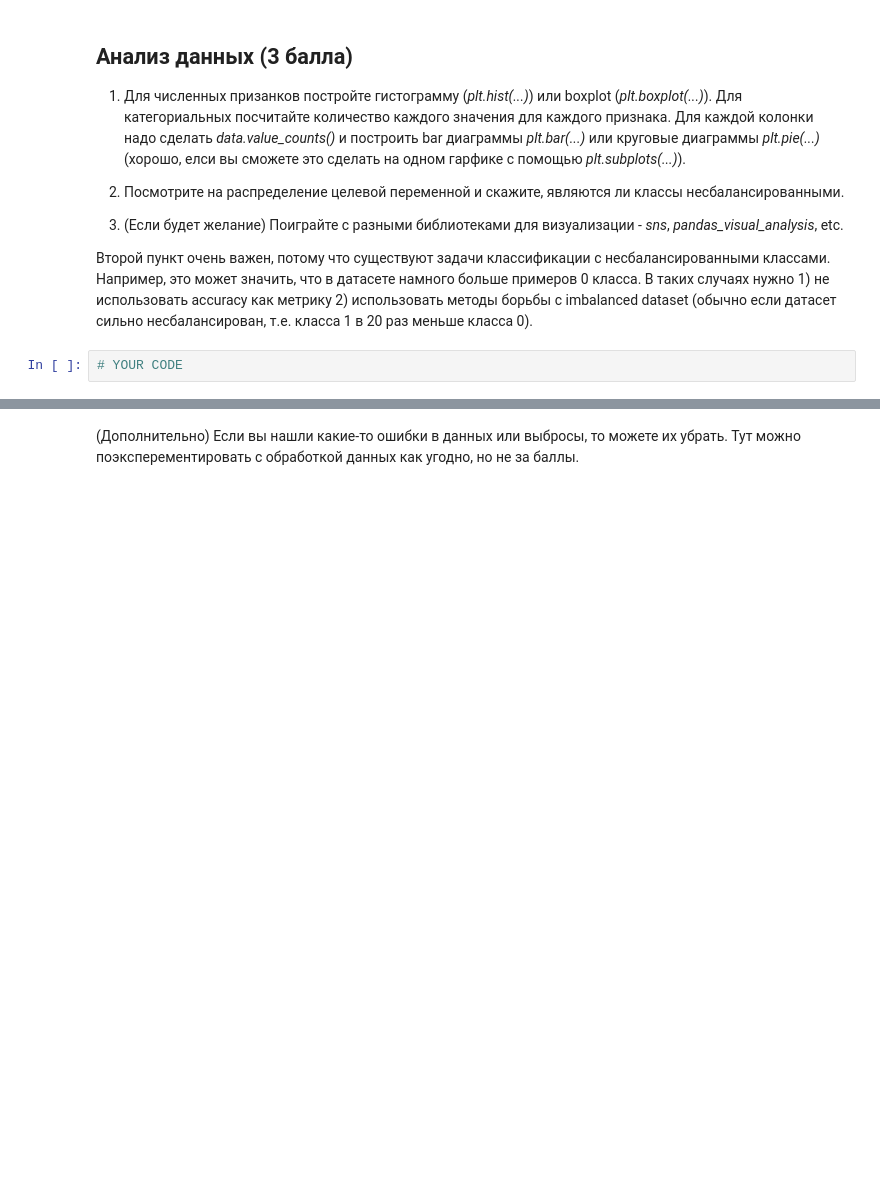
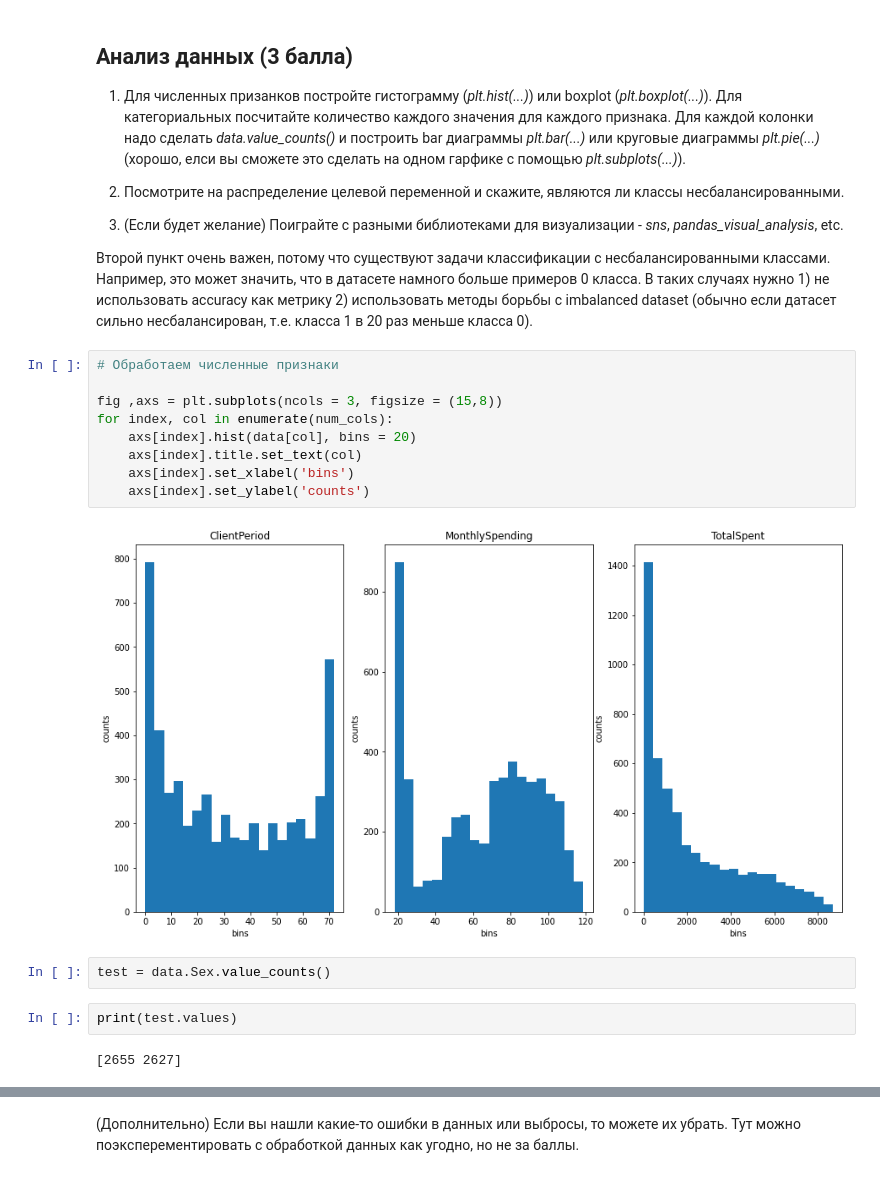
Before and after one commit to locacazador/DLS, a Jupyter notebook: homeworks/hw3_kaggle/Baseline.ipynb, the cells around one changed output, grey strips where cells are left out. Saved outputs shown, nothing was run; the diff lists cells and outputs as text; blank space fills up the shorter version.

```diff
--- a/homeworks/hw3_kaggle/Baseline.ipynb
+++ b/homeworks/hw3_kaggle/Baseline.ipynb
@@ -197,5 +200,20 @@ target_col = 'Churn'
 3) (Если будет желание) Поиграйте с разными библиотеками для визуализации - *sns*, *pandas_visual_analysis*, etc.
 
 Второй пункт очень важен, потому что существуют задачи классификации с несбалансированными классами. Например, это может значить, что в датасете намного больше примеров 0 класса. В таких случаях нужно 1) не использовать accuracy как метрику 2) использовать методы борьбы с imbalanced dataset (обычно если датасет сильно несбалансирован, т.е. класса 1 в 20 раз меньше класса 0).
-# %%
-# YOUR CODE
+# %%
+# Обработаем численные признаки
+
+fig ,axs = plt.subplots(ncols = 3, figsize = (15,8))
+for index, col in enumerate(num_cols):
+    axs[index].hist(data[col], bins = 20)
+    axs[index].title.set_text(col)
+    axs[index].set_xlabel('bins')
+    axs[index].set_ylabel('counts')
+# %% [output]
+[figure, added]
+# %%
+test = data.Sex.value_counts()
+# %%
+print(test.values)
+# %% [output]
+[2655 2627]
```
Also changed, not shown: parts of 53 cells of this notebook, 7 other files.
